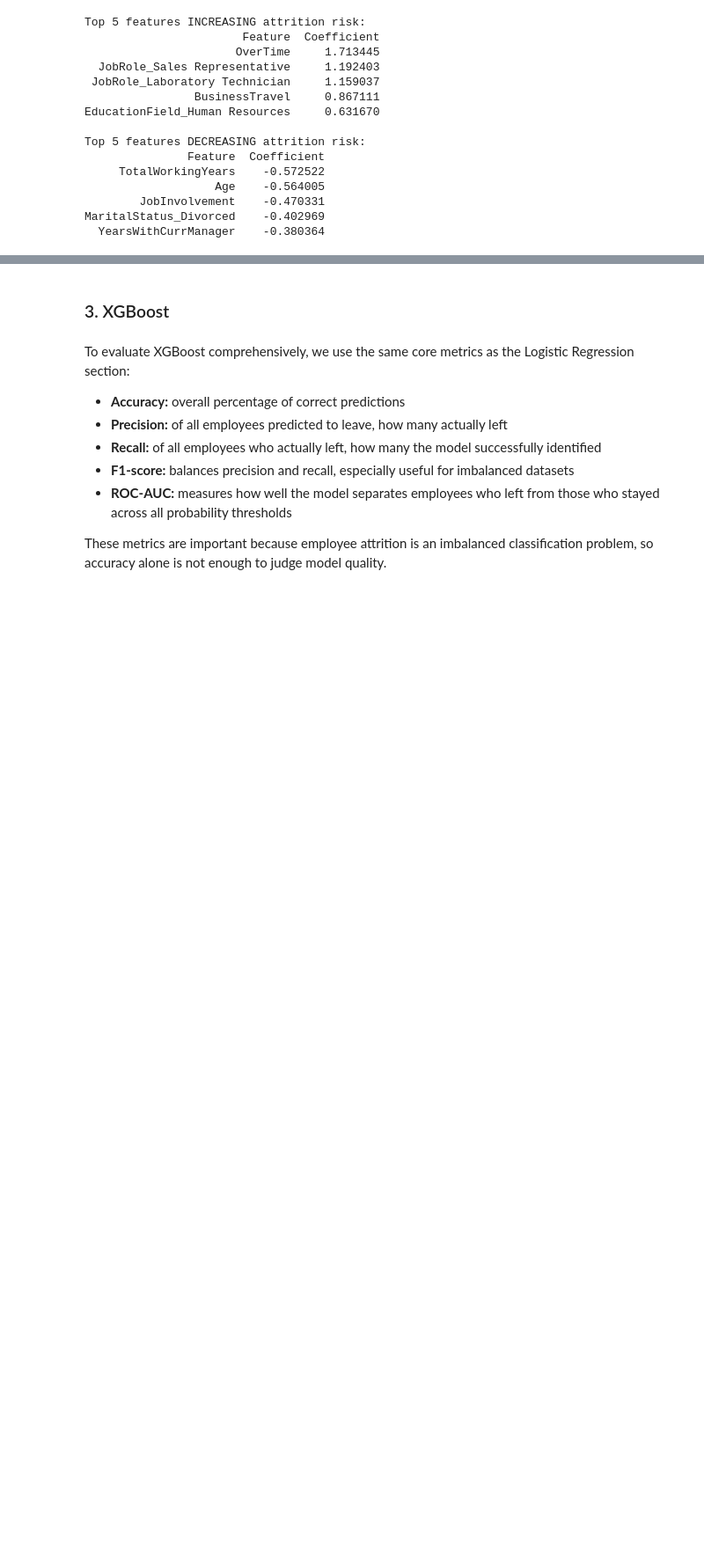
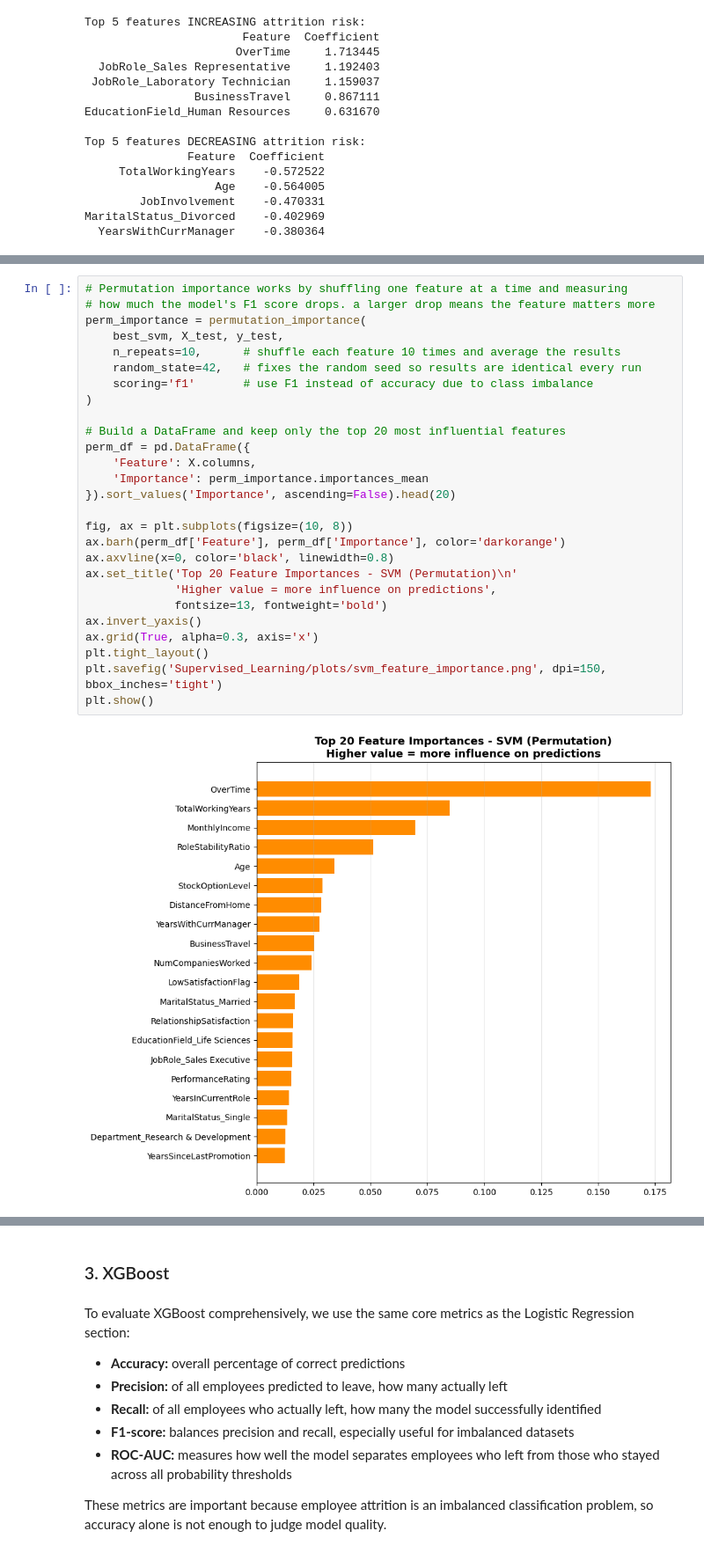
Before and after one commit to K0alaxy/SWE485-G2-Phase1, a Jupyter notebook: Phase1_Supervised_Learning.ipynb, the cells around one changed output, grey strips where cells are left out. Shown at 88% size. Drawn from its saved outputs; the diff is of its cells as text; blank space fills up the shorter version.

```diff
--- a/Phase1_Supervised_Learning.ipynb
+++ b/Phase1_Supervised_Learning.ipynb
@@ -1137,0 +1699,29 @@ MaritalStatus_Divorced    -0.402969
+# %%
+# Permutation importance works by shuffling one feature at a time and measuring
+# how much the model's F1 score drops. a larger drop means the feature matters more
+perm_importance = permutation_importance(
+    best_svm, X_test, y_test,
+    n_repeats=10,      # shuffle each feature 10 times and average the results
+    random_state=42,   # fixes the random seed so results are identical every run
+    scoring='f1'       # use F1 instead of accuracy due to class imbalance
+)
+
+# Build a DataFrame and keep only the top 20 most influential features
+perm_df = pd.DataFrame({
+    'Feature': X.columns,
+    'Importance': perm_importance.importances_mean
+}).sort_values('Importance', ascending=False).head(20)
+
+fig, ax = plt.subplots(figsize=(10, 8))
+ax.barh(perm_df['Feature'], perm_df['Importance'], color='darkorange')
+ax.axvline(x=0, color='black', linewidth=0.8)
+ax.set_title('Top 20 Feature Importances - SVM (Permutation)\n'
+             'Higher value = more influence on predictions',
+             fontsize=13, fontweight='bold')
+ax.invert_yaxis()
+ax.grid(True, alpha=0.3, axis='x')
+plt.tight_layout()
+plt.savefig('Supervised_Learning/plots/svm_feature_importance.png', dpi=150, bbox_inches='tight')
+plt.show()
+# %% [output]
+[figure, added]
```
Also changed, not shown: parts of 28 cells of this notebook.
